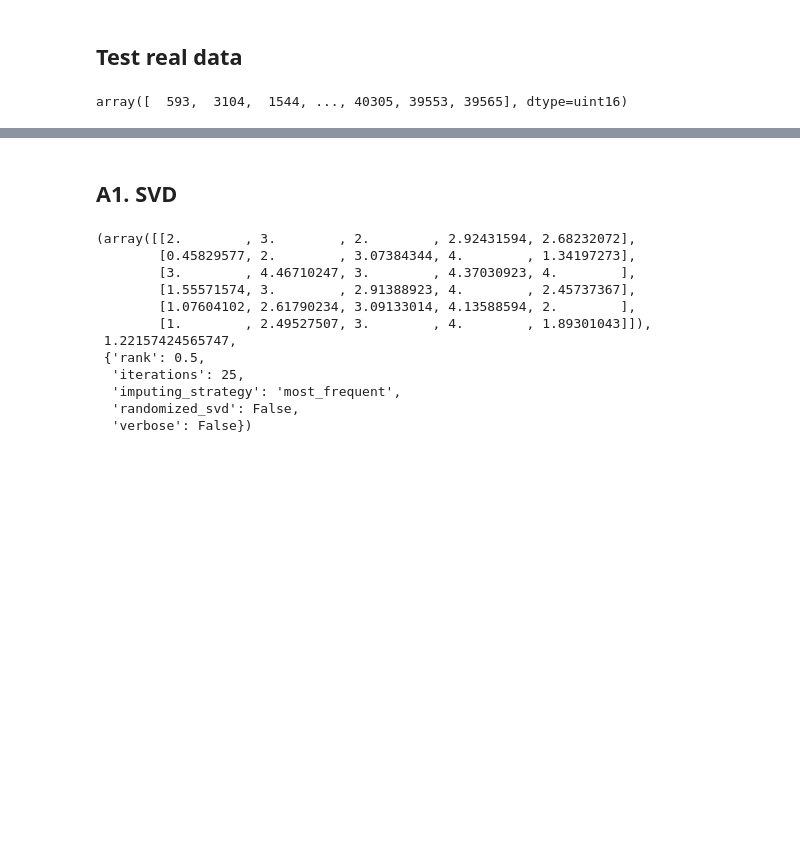
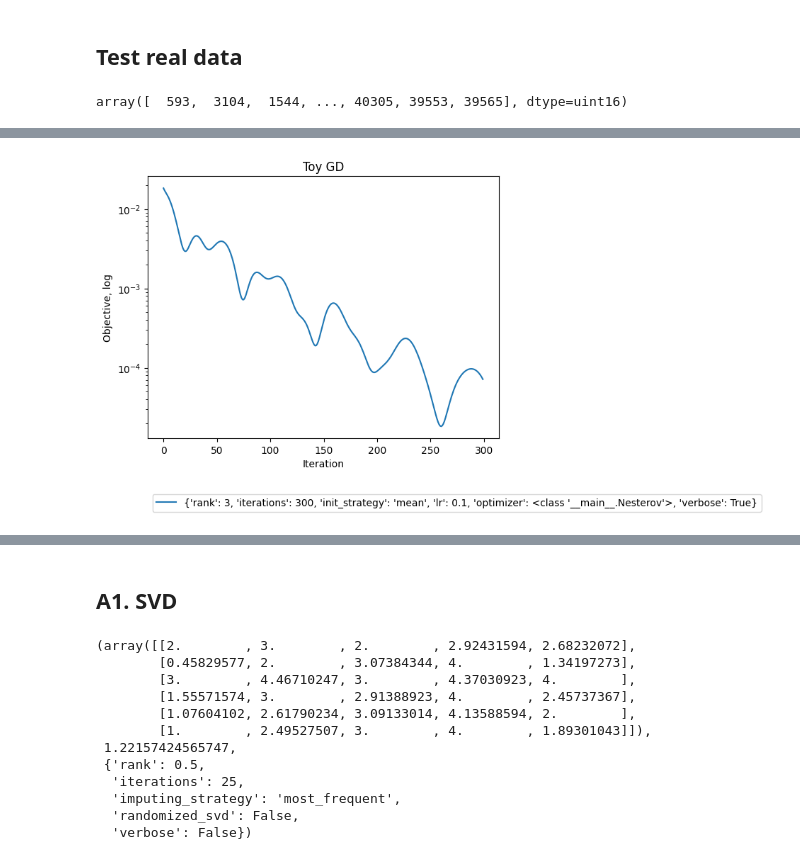
Before and after one commit to dsomni/hdda-f24, a Jupyter notebook: solution.ipynb, the cells around one changed output, grey strips where cells are left out. Cells and saved outputs as stored; diff of their text form; code cells hidden in the pictures; blank space fills up the shorter version.

Commit message:
Add [gradient descent] solution

```diff
--- a/solution.ipynb
+++ b/solution.ipynb
@@ -47,7 +48,7 @@ def rmse_score(
     initial_matrix: np.ndarray, predicted_matrix: np.ndarray, test_mask: np.ndarray
 ) -> float:
     differences = (initial_matrix[test_mask] - predicted_matrix[test_mask]) ** 2
-    return float(np.sqrt(differences.mean()))
+    return np.sqrt(differences.mean()).item()
 # %%
 def choose_best(
     matrix: np.ndarray,
@@ -55,13 +56,16 @@ def choose_best(
     solver: Callable,
     loss_fn: Callable[[np.ndarray], float],
     possible_params: dict,
-) -> tuple[np.ndarray, float, dict]:
+) -> tuple[np.ndarray, float, dict, dict]:
     best_loss = 1e3
     best_solution = np.zeros(1)
     best_params = {}
 
+    log_dicts = {}
+
     for params in get_params_combinations_dict(possible_params):
-        solution = solver(matrix, mask, **params)
+        solution, log_dict = solver(matrix, mask, **params)
+        log_dicts[str(params)] = log_dict
 
         loss = loss_fn(solution)
 
@@ -70,7 +74,18 @@ def choose_best(
             best_solution = solution.copy()
             best_params = params.copy()
 
-    return best_solution, best_loss, best_params
+    return best_solution, best_loss, best_params, log_dicts
+# %%
+def plot_log_dicts(log_dicts: dict, title: str):
+    for name, log_dict in log_dicts.items():
+        plt.plot(log_dict["iteration"], log_dict["objective"], label=name)
+
+    plt.xlabel("Iteration")
+    plt.ylabel("Objective, log")
+    plt.legend(loc="lower left", bbox_to_anchor=(0, -0.3))
+    plt.yscale("log")
+    plt.title(title)
+    plt.show()
 # %%
 def train_test_split_matrix(
     matrix: np.ndarray, mask: np.ndarray, test_percent: float, seed=420
@@ -164,0 +308,17 @@ def save_solution(
+# %%
+gd_toy_res = choose_best(
+    toy_matrix,
+    toy_mask,
+    block_gd,
+    lambda sol: rmse_score(toy_matrix_full, sol, toy_test_mask),
+    {
+        "rank": [3],
+        "iterations": 300,
+        "init_strategy": ["mean"],
+        "lr": 0.1,
+        "optimizer": Nesterov,
+        "verbose": True,
+    },
+)
+
+gd_toy_res[:-1]
@@ -164,0 +339,4 @@ def save_solution(
+# %%
+plot_log_dicts(gd_toy_res[-1], "Toy GD")
+# %% [output]
+[figure, added]
```
Also changed, not shown: parts of 12 cells of this notebook, 1 other file.
